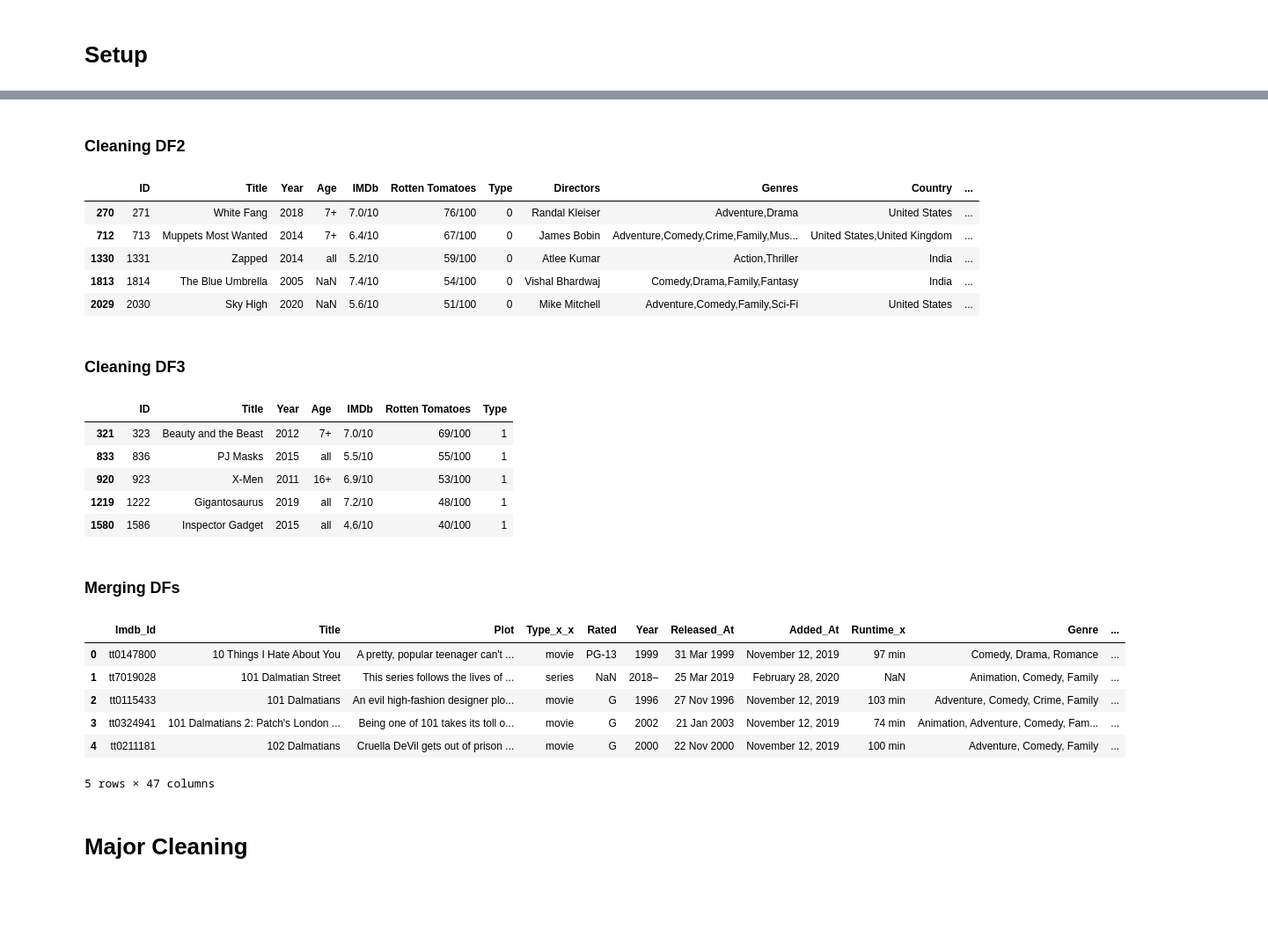
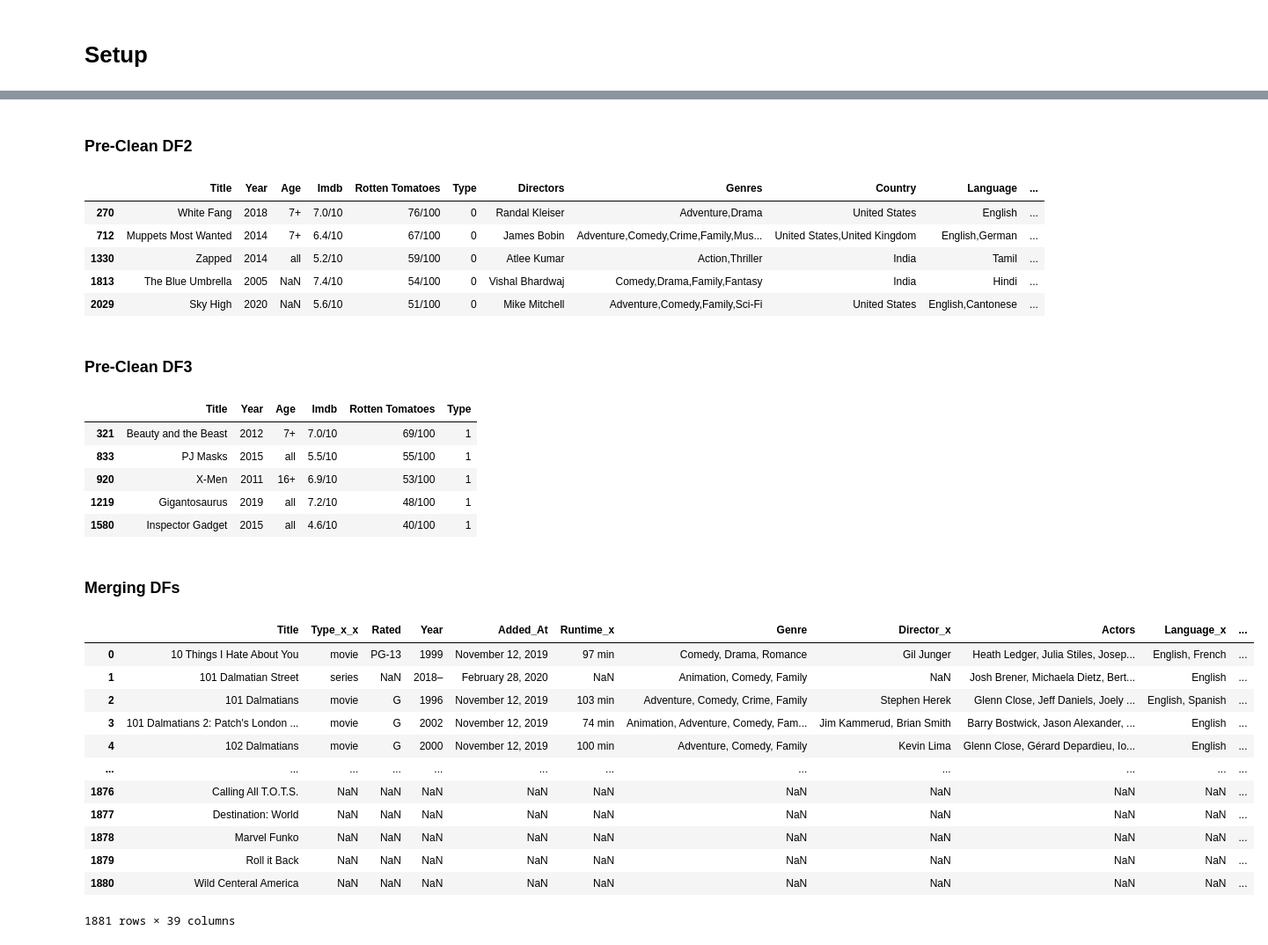
Before and after one commit to benmxnguyen/streaming-service-analysis-and-offer-characterization, a Jupyter notebook: disney_main.ipynb, the cells around one changed output, grey strips where cells are left out. Shown: that part at 88% size. Saved outputs shown, nothing was run; the diff lists cells and outputs as text; code cells hidden in the pictures; blank space fills up the shorter version.

```diff
--- a/disney_main.ipynb
+++ b/disney_main.ipynb
@@ -20,4 +51,5 @@ for i in range(len(df_name_list)):
 # %%
 df_0.columns = map(str.title, df_0.columns)
-df_0.head()
+cleaned_df_0 = df_0.drop(['Imdb_Id', 'Plot', 'Released_At', 'Writer'], axis = 1)
+cleaned_df_0.head()
 # %% [output]
@@ -32,4 +64,5 @@ df_0.head()
 # %%
 df_1.columns = map(str.title, df_1.columns)
-df_1.head()
+cleaned_df_1 = df_1.drop(['Show_Id', 'Description'], axis = 1)
+cleaned_df_1.head()
 # %% [output]
@@ -42,41 +75,49 @@ df_1.head()
 # %% [markdown]
-### Cleaning DF2
+### Pre-Clean DF2
 # %%
-clean_df_2 = df_2.loc[df_2['Disney+'] == 1].drop(['Unnamed: 0', 'Netflix', 'Hulu', 'Prime Video', 'Disney+'], axis = 1)
-clean_df_2.head()
+df_2.columns = map(str.title, df_2.columns)
+df_2 = df_2.loc[df_2['Disney+'] == 1]
+cleaned_df_2 = df_2.drop(['Unnamed: 0', 'Id', 'Netflix', 'Hulu', 'Prime Video', 'Disney+'], axis = 1)
+cleaned_df_2.head()
 # %% [output]
-|  | ID | Title | Year | Age | IMDb | Rotten Tomatoes | Type | Directors | Genres | Country | ... |
-| 270 | 271 | White Fang | 2018 | 7+ | 7.0/10 | 76/100 | 0 | Randal Kleiser | Adventure,Drama | United States | ... |
-| 712 | 713 | Muppets Most Wanted | 2014 | 7+ | 6.4/10 | 67/100 | 0 | James Bobin | Adventure,Comedy,Crime,Family,Mus... | United States,United Kingdom | ... |
-| 1330 | 1331 | Zapped | 2014 | all | 5.2/10 | 59/100 | 0 | Atlee Kumar | Action,Thriller | India | ... |
-| 1813 | 1814 | The Blue Umbrella | 2005 | NaN | 7.4/10 | 54/100 | 0 | Vishal Bhardwaj | Comedy,Drama,Family,Fantasy | India | ... |
-| 2029 | 2030 | Sky High | 2020 | NaN | 5.6/10 | 51/100 | 0 | Mike Mitchell | Adventure,Comedy,Family,Sci-Fi | United States | ... |
+|  | Title | Year | Age | Imdb | Rotten Tomatoes | Type | Directors | Genres | Country | Language | ... |
+| 270 | White Fang | 2018 | 7+ | 7.0/10 | 76/100 | 0 | Randal Kleiser | Adventure,Drama | United States | English | ... |
+| 712 | Muppets Most Wanted | 2014 | 7+ | 6.4/10 | 67/100 | 0 | James Bobin | Adventure,Comedy,Crime,Family,Mus... | United States,United Kingdom | English,German | ... |
+| 1330 | Zapped | 2014 | all | 5.2/10 | 59/100 | 0 | Atlee Kumar | Action,Thriller | India | Tamil | ... |
+| 1813 | The Blue Umbrella | 2005 | NaN | 7.4/10 | 54/100 | 0 | Vishal Bhardwaj | Comedy,Drama,Family,Fantasy | India | Hindi | ... |
+| 2029 | Sky High | 2020 | NaN | 5.6/10 | 51/100 | 0 | Mike Mitchell | Adventure,Comedy,Family,Sci-Fi | United States | English,Cantonese | ... |
 # %% [markdown]
-### Cleaning DF3
+### Pre-Clean DF3
 # %%
-clean_df_3 = df_3.loc[df_3['Disney+'] == 1].drop(['Unnamed: 0', 'Netflix', 'Hulu', 'Prime Video', 'Disney+'], axis = 1)
-clean_df_3.head()
+df_3.columns = map(str.title, df_3.columns)
+df_3 = df_3.loc[df_3['Disney+'] == 1]
+cleaned_df_3 = df_3.drop(['Unnamed: 0', 'Id', 'Netflix', 'Hulu', 'Prime Video', 'Disney+'], axis = 1)
+cleaned_df_3.head()
 # %% [output]
-|  | ID | Title | Year | Age | IMDb | Rotten Tomatoes | Type |
-| 321 | 323 | Beauty and the Beast | 2012 | 7+ | 7.0/10 | 69/100 | 1 |
-| 833 | 836 | PJ Masks | 2015 | all | 5.5/10 | 55/100 | 1 |
-| 920 | 923 | X-Men | 2011 | 16+ | 6.9/10 | 53/100 | 1 |
-| 1219 | 1222 | Gigantosaurus | 2019 | all | 7.2/10 | 48/100 | 1 |
-| 1580 | 1586 | Inspector Gadget | 2015 | all | 4.6/10 | 40/100 | 1 |
+|  | Title | Year | Age | Imdb | Rotten Tomatoes | Type |
+| 321 | Beauty and the Beast | 2012 | 7+ | 7.0/10 | 69/100 | 1 |
+| 833 | PJ Masks | 2015 | all | 5.5/10 | 55/100 | 1 |
+| 920 | X-Men | 2011 | 16+ | 6.9/10 | 53/100 | 1 |
+| 1219 | Gigantosaurus | 2019 | all | 7.2/10 | 48/100 | 1 |
+| 1580 | Inspector Gadget | 2015 | all | 4.6/10 | 40/100 | 1 |
 # %% [markdown]
 ### Merging DFs
 # %%
-merged_df_01 = pd.merge(df_0, df_1, on = 'Title', how = 'outer')
-merged_df_34 = pd.merge(clean_df_2, clean_df_3, on = 'Title', how = 'outer')
+merged_df_01 = pd.merge(cleaned_df_0, cleaned_df_1, on = 'Title', how = 'outer')
+merged_df_34 = pd.merge(cleaned_df_2, cleaned_df_3, on = 'Title', how = 'outer')
 merged_df = pd.merge(merged_df_01, merged_df_34, on = 'Title', how = 'outer')
-merged_df.head()
+merged_df
 # %% [output]
-|  | Imdb_Id | Title | Plot | Type_x_x | Rated | Year | Released_At | Added_At | Runtime_x | Genre | ... |
-| 0 | tt0147800 | 10 Things I Hate About You | A pretty, popular teenager can't ... | movie | PG-13 | 1999 | 31 Mar 1999 | November 12, 2019 | 97 min | Comedy, Drama, Romance | ... |
-| 1 | tt7019028 | 101 Dalmatian Street | This series follows the lives of ... | series | NaN | 2018– | 25 Mar 2019 | February 28, 2020 | NaN | Animation, Comedy, Family | ... |
-| 2 | tt0115433 | 101 Dalmatians | An evil high-fashion designer plo... | movie | G | 1996 | 27 Nov 1996 | November 12, 2019 | 103 min | Adventure, Comedy, Crime, Family | ... |
-| 3 | tt0324941 | 101 Dalmatians 2: Patch's London ... | Being one of 101 takes its toll o... | movie | G | 2002 | 21 Jan 2003 | November 12, 2019 | 74 min | Animation, Adventure, Comedy, Fam... | ... |
-| 4 | tt0211181 | 102 Dalmatians | Cruella DeVil gets out of prison ... | movie | G | 2000 | 22 Nov 2000 | November 12, 2019 | 100 min | Adventure, Comedy, Family | ... |
+|  | Title | Type_x_x | Rated | Year | Added_At | Runtime_x | Genre | Director_x | Actors | Language_x | ... |
+| 0 | 10 Things I Hate About You | movie | PG-13 | 1999 | November 12, 2019 | 97 min | Comedy, Drama, Romance | Gil Junger | Heath Ledger, Julia Stiles, Josep... | English, French | ... |
+| 1 | 101 Dalmatian Street | series | NaN | 2018– | February 28, 2020 | NaN | Animation, Comedy, Family | NaN | Josh Brener, Michaela Dietz, Bert... | English | ... |
+| 2 | 101 Dalmatians | movie | G | 1996 | November 12, 2019 | 103 min | Adventure, Comedy, Crime, Family | Stephen Herek | Glenn Close, Jeff Daniels, Joely ... | English, Spanish | ... |
+| 3 | 101 Dalmatians 2: Patch's London ... | movie | G | 2002 | November 12, 2019 | 74 min | Animation, Adventure, Comedy, Fam... | Jim Kammerud, Brian Smith | Barry Bostwick, Jason Alexander, ... | English | ... |
+| 4 | 102 Dalmatians | movie | G | 2000 | November 12, 2019 | 100 min | Adventure, Comedy, Family | Kevin Lima | Glenn Close, Gérard Depardieu, Io... | English | ... |
+| ... | ... | ... | ... | ... | ... | ... | ... | ... | ... | ... | ... |
+| 1876 | Calling All T.O.T.S. | NaN | NaN | NaN | NaN | NaN | NaN | NaN | NaN | NaN | ... |
+| 1877 | Destination: World | NaN | NaN | NaN | NaN | NaN | NaN | NaN | NaN | NaN | ... |
+| 1878 | Marvel Funko | NaN | NaN | NaN | NaN | NaN | NaN | NaN | NaN | NaN | ... |
+| 1879 | Roll it Back | NaN | NaN | NaN | NaN | NaN | NaN | NaN | NaN | NaN | ... |
+| 1880 | Wild Centeral America | NaN | NaN | NaN | NaN | NaN | NaN | NaN | NaN | NaN | ... |
-5 rows × 47 columns
+1881 rows × 39 columns
-# %% [markdown]
-# Major Cleaning
```
Also changed, not shown: parts of 31 cells of this notebook, 2 other files.
